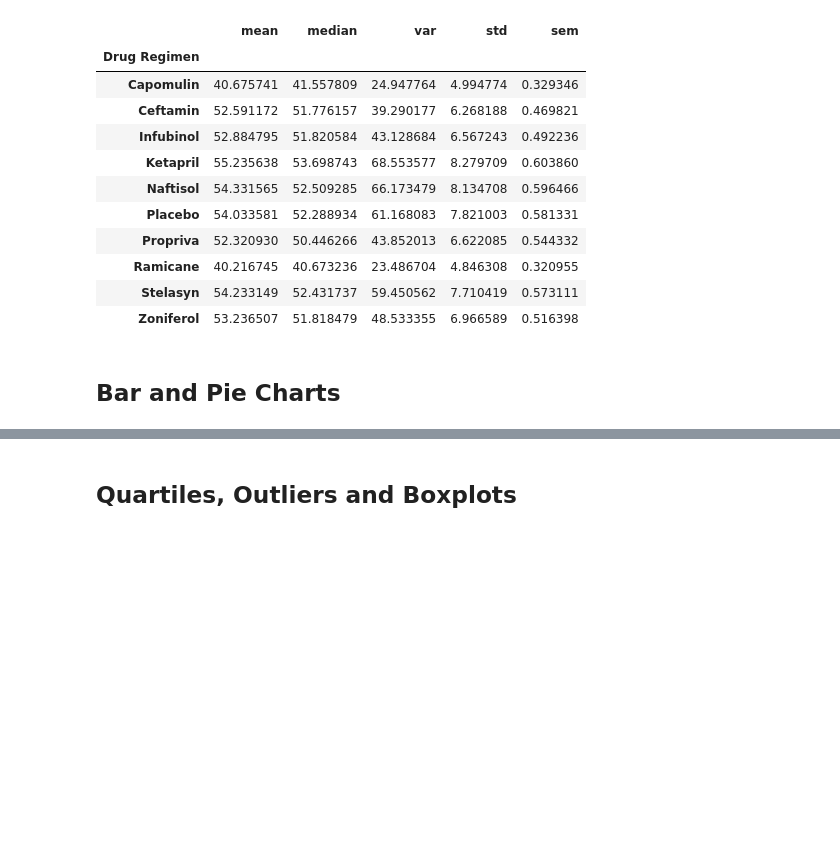
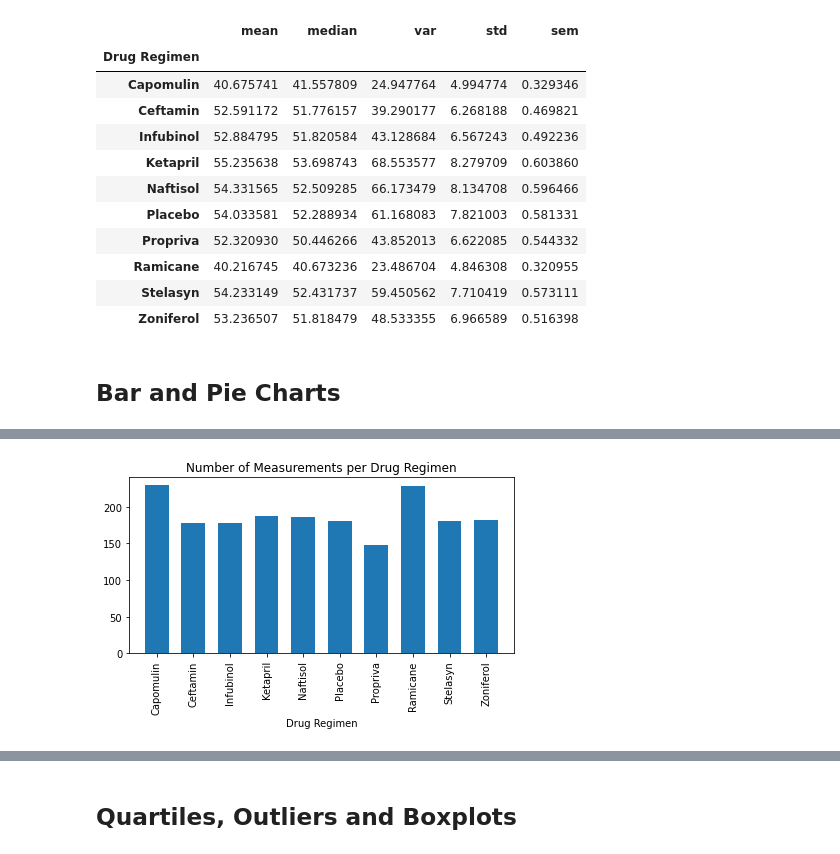
Before and after one commit to SommerKim/drug-study-visualization, a Jupyter notebook: Pymaceuticals/pymaceuticals_starter.ipynb, the cells around one changed output, grey strips where cells are left out. Drawn from its saved outputs; the diff is of its cells as text; code cells hidden in the pictures; blank space fills up the shorter version.

```diff
--- a/Pymaceuticals/pymaceuticals_starter.ipynb
+++ b/Pymaceuticals/pymaceuticals_starter.ipynb
@@ -164,2 +169,23 @@ drug_group["Tumor Volume (mm3)"].agg(['mean', 'median', 'var', 'std', 'sem'])
+# %%
+# Generate a bar plot showing the total number of measurements taken on each drug regimen using pyplot.
+drug_group_df = pd.DataFrame(drug_group["Tumor Volume (mm3)"].count())
+drug_group_df = drug_group_df.reset_index()
+
+drugs = drug_group_df["Drug Regimen"]
+measurements = drug_group_df["Tumor Volume (mm3)"]
+x_axis = len(drugs)
+
+plt.xlim(-0.75, len(drugs)-.25)
+plt.ylim(0, max(measurements) + 10)
+plt.xticks(rotation = 90)
+plt.bar(drugs, measurements, width=.65, align="center")
+
+plt.xlabel("Drug Regimen")
+plt.title('Number of Measurements per Drug Regimen')
+
+plt.tight_layout()
+plt.show()
+# %% [output]
+[figure, added]
 # %%
 # Generate a pie plot showing the distribution of female versus male mice using pandas
```
Also changed, not shown: parts of 4 cells of this notebook.
